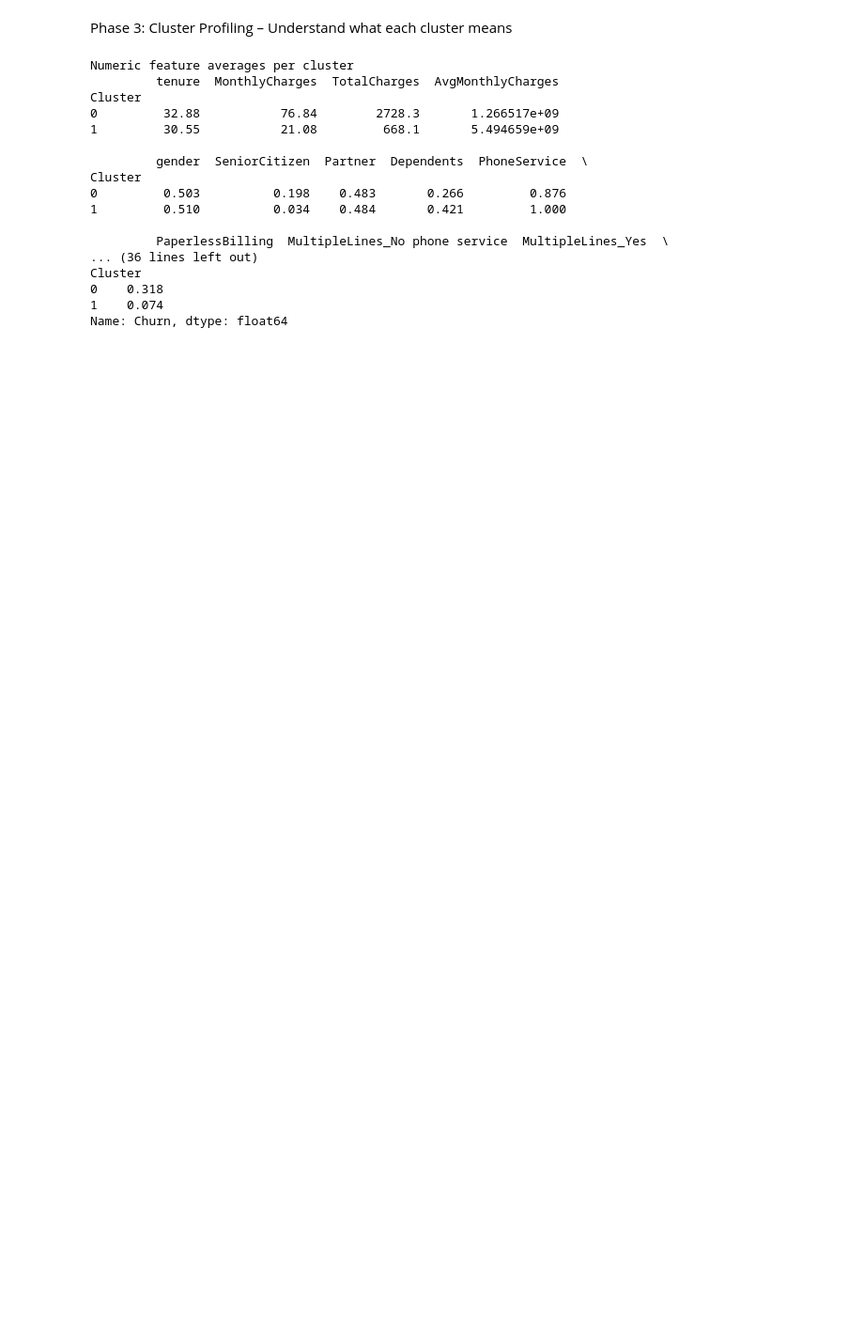
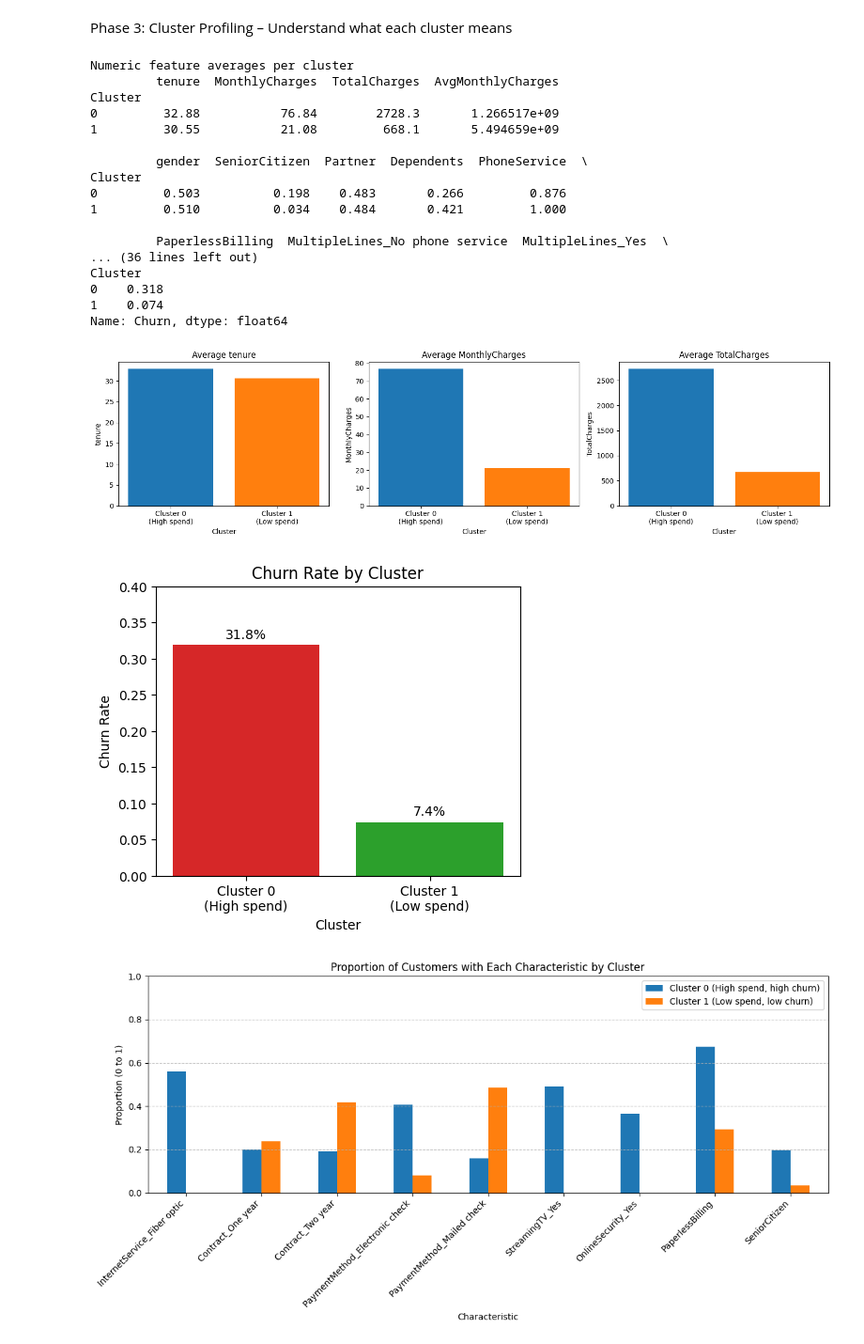
Before and after one commit to bkk10/CustomerChurn, a Jupyter notebook: data_preparation.ipynb, the cells around one changed output. Shown at 94% size. Drawn from its saved outputs; the diff is of its cells as text; code cells hidden in the pictures; blank space fills up the shorter version.

```diff
--- a/data_preparation.ipynb
+++ b/data_preparation.ipynb
@@ -316,3 +316,63 @@ Cluster
 0    0.318
 1    0.074
 Name: Churn, dtype: float64
+# %%
+import matplotlib.pyplot as plt
+import numpy as np
+
+# Prepare numeric data (ignore broken AvgMonthlyCharges)
+numeric_features = ['tenure', 'MonthlyCharges', 'TotalCharges']
+numeric_means = cluster_summary[numeric_features]  # from your earlier calculation
+
+# Plot numeric features
+fig, axes = plt.subplots(1, 3, figsize=(15, 4))
+for i, feat in enumerate(numeric_features):
+    axes[i].bar(numeric_means.index, numeric_means[feat], color=['#1f77b4', '#ff7f0e'])
+    axes[i].set_title(f'Average {feat}')
+    axes[i].set_xlabel('Cluster')
+    axes[i].set_ylabel(feat)
+    axes[i].set_xticks([0, 1])
+    axes[i].set_xticklabels(['Cluster 0\n(High spend)', 'Cluster 1\n(Low spend)'])
+plt.tight_layout()
+plt.show()
+
+# Plot churn rate
+churn_rate_plot = churn_rate  # from your validation
+plt.figure(figsize=(5,4))
+plt.bar(churn_rate_plot.index, churn_rate_plot.values, color=['#d62728', '#2ca02c'])
+plt.title('Churn Rate by Cluster')
+plt.xlabel('Cluster')
+plt.ylabel('Churn Rate')
+plt.ylim(0, 0.4)
+plt.xticks([0,1], ['Cluster 0\n(High spend)', 'Cluster 1\n(Low spend)'])
+for i, v in enumerate(churn_rate_plot.values):
+    plt.text(i, v + 0.01, f"{v:.1%}", ha='center')
+plt.show()
+
+# Select key categorical features to compare
+key_cat = [
+    'InternetService_Fiber optic',
+    'Contract_One year', 'Contract_Two year',
+    'PaymentMethod_Electronic check', 'PaymentMethod_Mailed check',
+    'StreamingTV_Yes', 'OnlineSecurity_Yes',
+    'PaperlessBilling', 'SeniorCitizen'
+]
+
+# Extract proportions for clusters
+cat_compare = cat_proportions[key_cat]  # from your earlier calculation
+
+# Plot as grouped bar chart
+cat_compare.T.plot(kind='bar', figsize=(12, 6), color=['#1f77b4', '#ff7f0e'])
+plt.title('Proportion of Customers with Each Characteristic by Cluster')
+plt.xlabel('Characteristic')
+plt.ylabel('Proportion (0 to 1)')
+plt.legend(['Cluster 0 (High spend, high churn)', 'Cluster 1 (Low spend, low churn)'])
+plt.xticks(rotation=45, ha='right')
+plt.ylim(0, 1)
+plt.grid(axis='y', linestyle='--', alpha=0.7)
+plt.tight_layout()
+plt.show()
+# %% [output]
+[figure, added]
+[figure, added]
+[figure, added]
```
Also changed, not shown: parts of 12 cells of this notebook.
